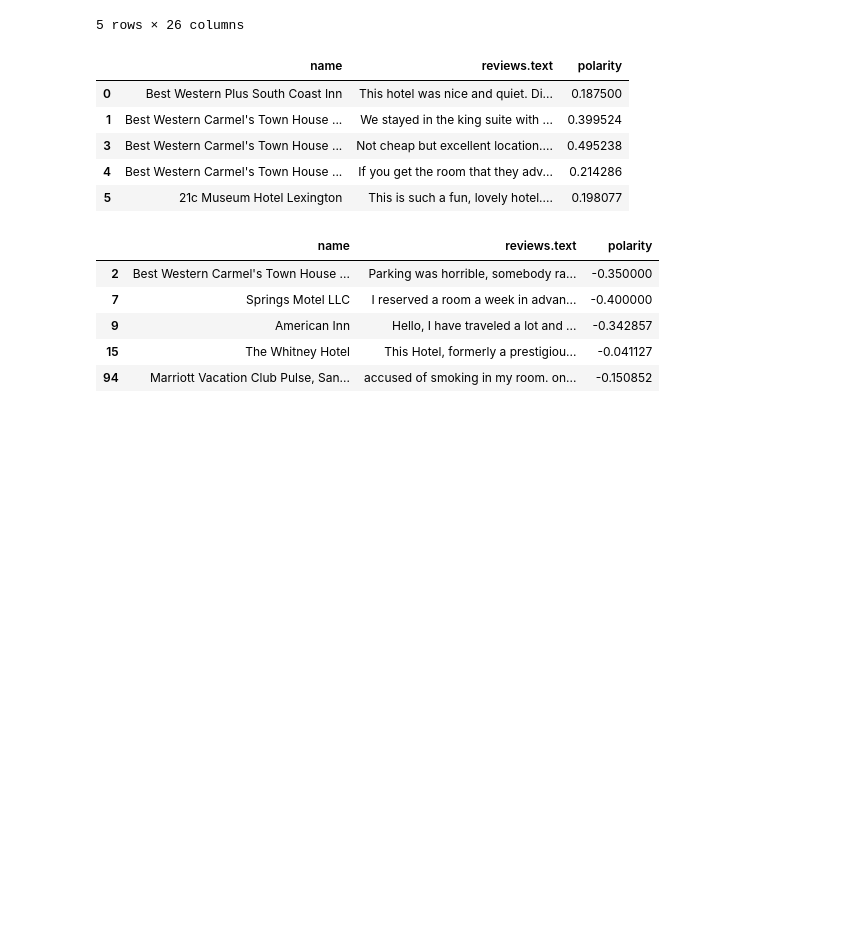
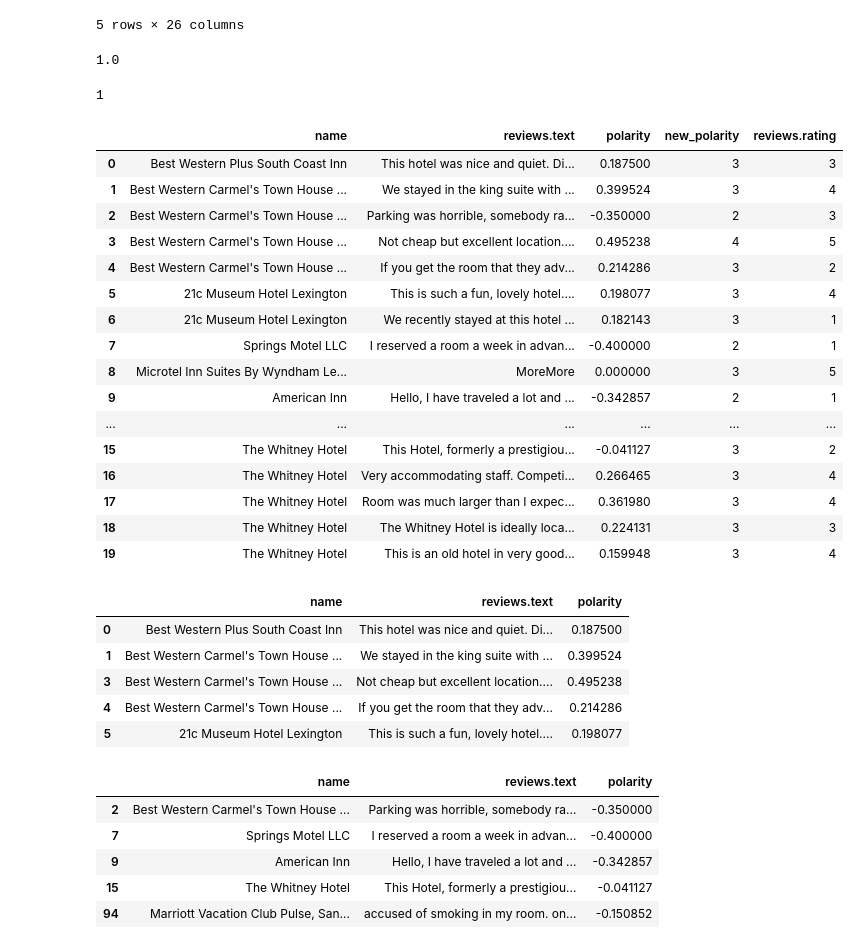
Before and after one commit to xinyuyao22/Topics-Extraction-Hotel-Reviews, a Jupyter notebook: Sentiment Analysis polarity - All state.ipynb, the cells around one changed output. Saved outputs shown, nothing was run; the diff lists cells and outputs as text; code cells hidden in the pictures; blank space fills up the shorter version.

```diff
--- a/Sentiment Analysis polarity - All state.ipynb
+++ b/Sentiment Analysis polarity - All state.ipynb
@@ -38,6 +38,39 @@ for i in df['reviews.text']:
         polarity.append(0)
 # %%
 df['polarity']=polarity
+# %%
+df.loc[:,"polarity"].max()
+# %% [output]
+1.0
+# %%
+df.loc[:,"reviews.rating"].min()
+# %% [output]
+1
+# %%
+bins = [-1, -0.6, -0.2, 0.4, 0.8, 1]
+names = ['1','2','3','4','5']
+df['new_polarity'] = pd.cut(df['polarity'], bins, labels=names)
+# %%
+comments = df[['name','reviews.text','polarity','new_polarity','reviews.rating']]
+comments.head(20)
+# %% [output]
+|  | name | reviews.text | polarity | new_polarity | reviews.rating |
+| 0 | Best Western Plus South Coast Inn | This hotel was nice and quiet. Di... | 0.187500 | 3 | 3 |
+| 1 | Best Western Carmel's Town House ... | We stayed in the king suite with ... | 0.399524 | 3 | 4 |
+| 2 | Best Western Carmel's Town House ... | Parking was horrible, somebody ra... | -0.350000 | 2 | 3 |
+| 3 | Best Western Carmel's Town House ... | Not cheap but excellent location.... | 0.495238 | 4 | 5 |
+| 4 | Best Western Carmel's Town House ... | If you get the room that they adv... | 0.214286 | 3 | 2 |
+| 5 | 21c Museum Hotel Lexington | This is such a fun, lovely hotel.... | 0.198077 | 3 | 4 |
+| 6 | 21c Museum Hotel Lexington | We recently stayed at this hotel ... | 0.182143 | 3 | 1 |
+| 7 | Springs Motel LLC | I reserved a room a week in advan... | -0.400000 | 2 | 1 |
+| 8 | Microtel Inn Suites By Wyndham Le... | MoreMore | 0.000000 | 3 | 5 |
+| 9 | American Inn | Hello, I have traveled a lot and ... | -0.342857 | 2 | 1 |
+| ... | ... | ... | ... | ... | ... |
+| 15 | The Whitney Hotel | This Hotel, formerly a prestigiou... | -0.041127 | 3 | 2 |
+| 16 | The Whitney Hotel | Very accommodating staff. Competi... | 0.266465 | 3 | 4 |
+| 17 | The Whitney Hotel | Room was much larger than I expec... | 0.361980 | 3 | 4 |
+| 18 | The Whitney Hotel | The Whitney Hotel is ideally loca... | 0.224131 | 3 | 3 |
+| 19 | The Whitney Hotel | This is an old hotel in very good... | 0.159948 | 3 | 4 |
 # %%
 #positive comments
 pos_com = df[['name','reviews.text','polarity']][df.polarity>0]
```
